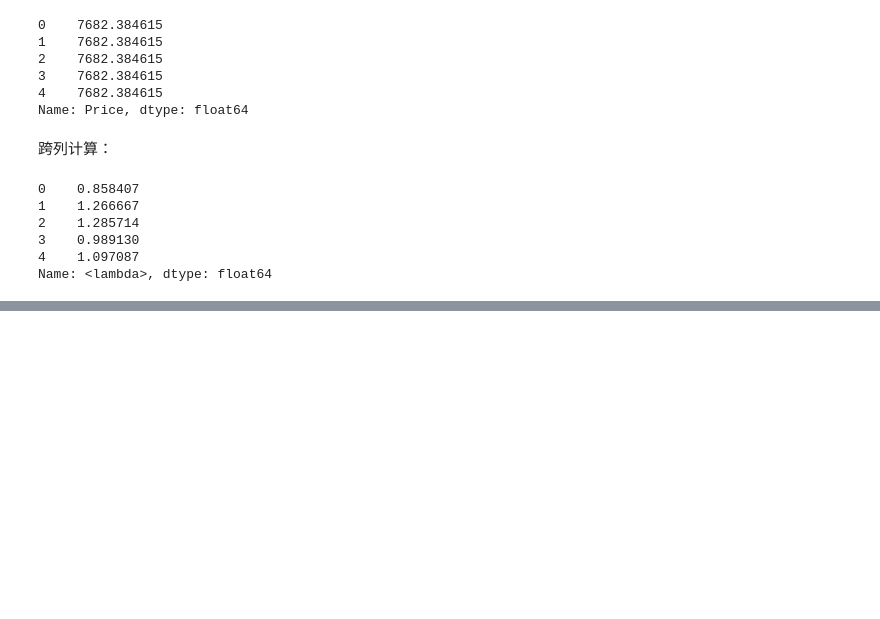
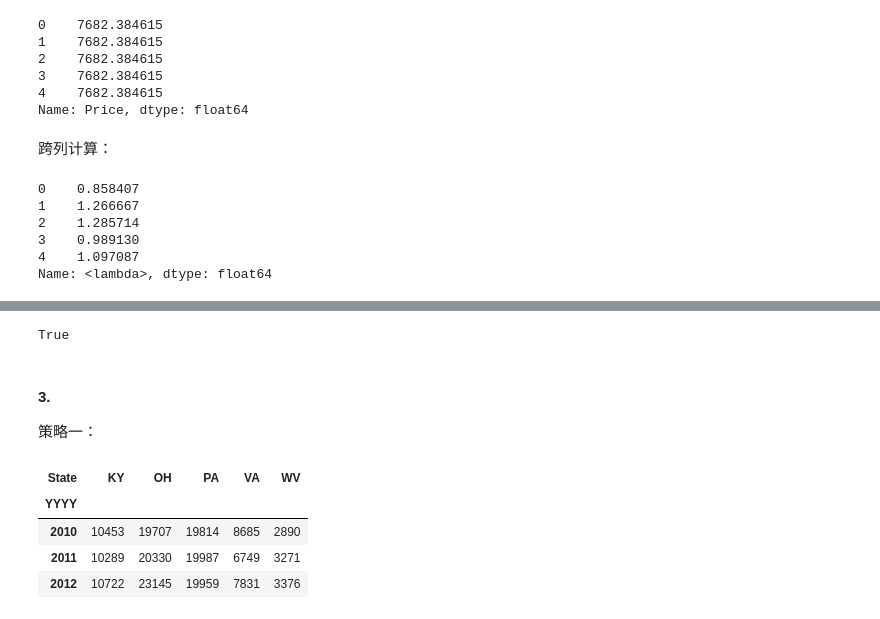
Before and after one commit to datawhalechina/joyful-pandas, a Jupyter notebook: notebook/参考答案.ipynb, the cells around one changed output, grey strips where cells are left out. Saved outputs shown, nothing was run; the diff lists cells and outputs as text; code cells hidden in the pictures; blank space fills up the shorter version.

```diff
--- a/notebook/参考答案.ipynb
+++ b/notebook/参考答案.ipynb
@@ -460,0 +478,22 @@ Name: <lambda>, dtype: float64
+# %%
+res_melted = res.melt(id_vars = ['State','COUNTY','SubstanceName'],
+                      value_vars = res.columns[-8:],
+                      var_name = 'YYYY',
+                      value_name = 'DrugReports').dropna(
+                      subset=['DrugReports'])
+res_melted = res_melted[df.columns].sort_values(['State','COUNTY','SubstanceName'],ignore_index=True).astype({'YYYY':'int64', 'DrugReports':'int64'})
+res_melted.equals(df)
+# %% [output]
+True
+# %% [markdown]
+#### 3.
+策略一：
+# %%
+res = df.pivot_table(index='YYYY', columns='State', values='DrugReports', aggfunc='sum')
+res.head(3)
+# %% [output]
+| State | KY | OH | PA | VA | WV |
+| YYYY |  |  |  |  |  |
+| 2010 | 10453 | 19707 | 19814 | 8685 | 2890 |
+| 2011 | 10289 | 20330 | 19987 | 6749 | 3271 |
+| 2012 | 10722 | 23145 | 19959 | 7831 | 3376 |
```
Also changed, not shown: parts of 27 cells of this notebook, 3 other files.
